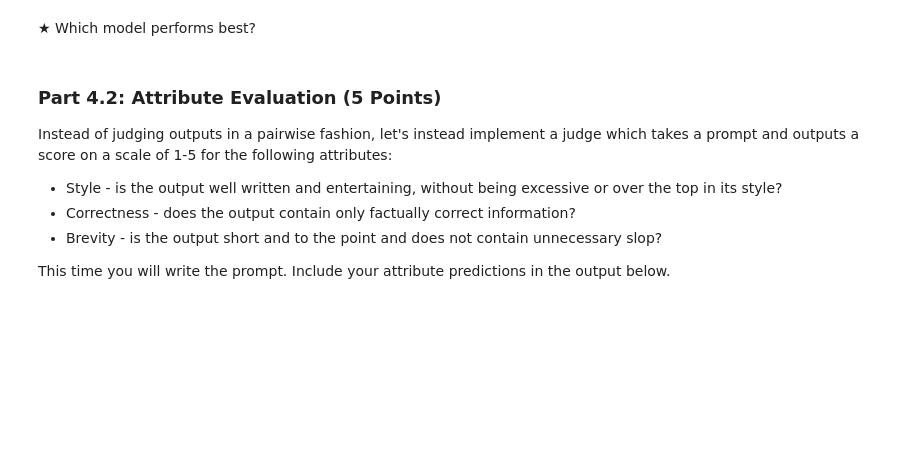
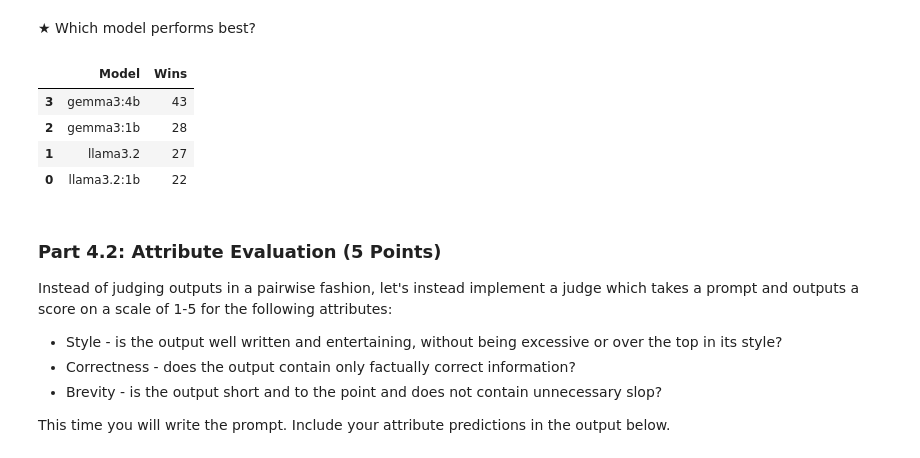
Before and after one commit to Prince200506/cs183-fall26-a1, a Jupyter notebook: HW1.ipynb, the cells around one changed output. Cells and saved outputs as stored; diff of their text form; code cells hidden in the pictures; blank space fills up the shorter version.

```diff
--- a/HW1.ipynb
+++ b/HW1.ipynb
@@ -1295,6 +1407,33 @@ head_to_head_judgements = [{str((model_a, model_b)): None for model_a in models
 save_results(head_to_head_judgements, "results/head_to_head_judgements.json")
 # %% [markdown]
 ★ Which model performs best?
+# %%
+from collections import Counter
+
+win_counts = Counter()
+
+for prompt_result in head_to_head_judgements:
+    for winner in prompt_result.values():
+        if winner is not None:
+            win_counts[winner] += 1
+
+win_table = pd.DataFrame(
+    [
+        {
+            "Model": model,
+            "Wins": win_counts[model]
+        }
+        for model in models
+    ]
+).sort_values("Wins", ascending=False)
+
+win_table
+# %% [output]
+|  | Model | Wins |
+| 3 | gemma3:4b | 43 |
+| 2 | gemma3:1b | 28 |
+| 1 | llama3.2 | 27 |
+| 0 | llama3.2:1b | 22 |
 # %% [markdown]
 ### Part 4.2: Attribute Evaluation (5 Points)
 
```
Also changed, not shown: parts of 15 cells of this notebook.
